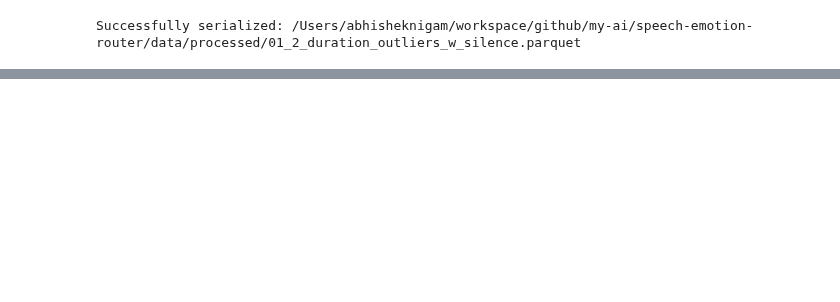
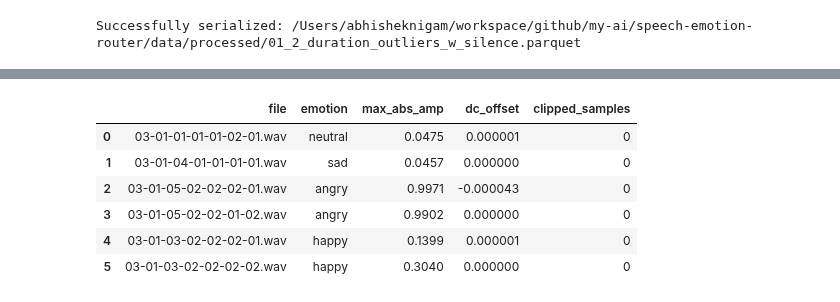
Before and after one commit to 1abhisheknigam/my-ai, a Jupyter notebook: speech-emotion-router/notebooks/01_signal_eda_features.ipynb, the cells around one changed output, grey strips where cells are left out. Drawn from its saved outputs; the diff is of its cells as text; code cells hidden in the pictures; blank space fills up the shorter version.

```diff
--- a/speech-emotion-router/notebooks/01_signal_eda_features.ipynb
+++ b/speech-emotion-router/notebooks/01_signal_eda_features.ipynb
@@ -482,0 +559,25 @@ Successfully serialized: /Users/abhisheknigam/workspace/github/my-ai/speech-emot
+# %%
+# Quick sanity check on signal health across spot samples
+cleanliness_check = []
+
+for sample in spot_samples:
+    y, _ = librosa.load(sample["file_path"], sr=16000)
+    cleanliness_check.append(
+        {
+            "file": sample["file_name"],
+            "emotion": sample["emotion"],
+            "max_abs_amp": round(float(np.max(np.abs(y))), 4),
+            "dc_offset": round(float(np.mean(y)), 6),
+            "clipped_samples": int(np.sum(np.abs(y) >= 0.999)),
+        }
+    )
+
+display(pd.DataFrame(cleanliness_check))
+# %% [output]
+|  | file | emotion | max_abs_amp | dc_offset | clipped_samples |
+| 0 | 03-01-01-01-01-02-01.wav | neutral | 0.0475 | 0.000001 | 0 |
+| 1 | 03-01-04-01-01-01-01.wav | sad | 0.0457 | 0.000000 | 0 |
+| 2 | 03-01-05-02-02-02-01.wav | angry | 0.9971 | -0.000043 | 0 |
+| 3 | 03-01-05-02-02-01-02.wav | angry | 0.9902 | 0.000000 | 0 |
+| 4 | 03-01-03-02-02-02-01.wav | happy | 0.1399 | 0.000001 | 0 |
+| 5 | 03-01-03-02-02-02-02.wav | happy | 0.3040 | 0.000000 | 0 |
```
Also changed, not shown: parts of 9 cells of this notebook.
